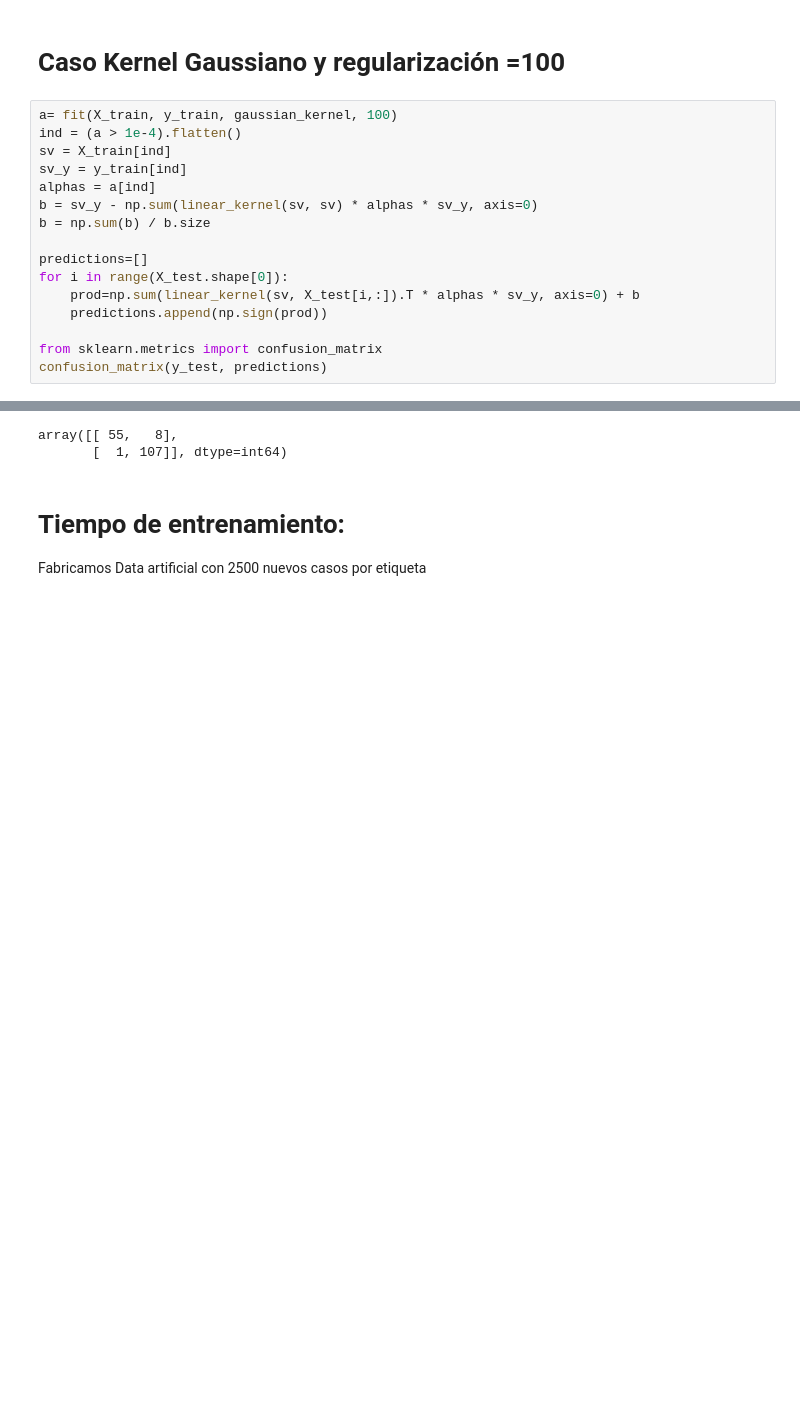
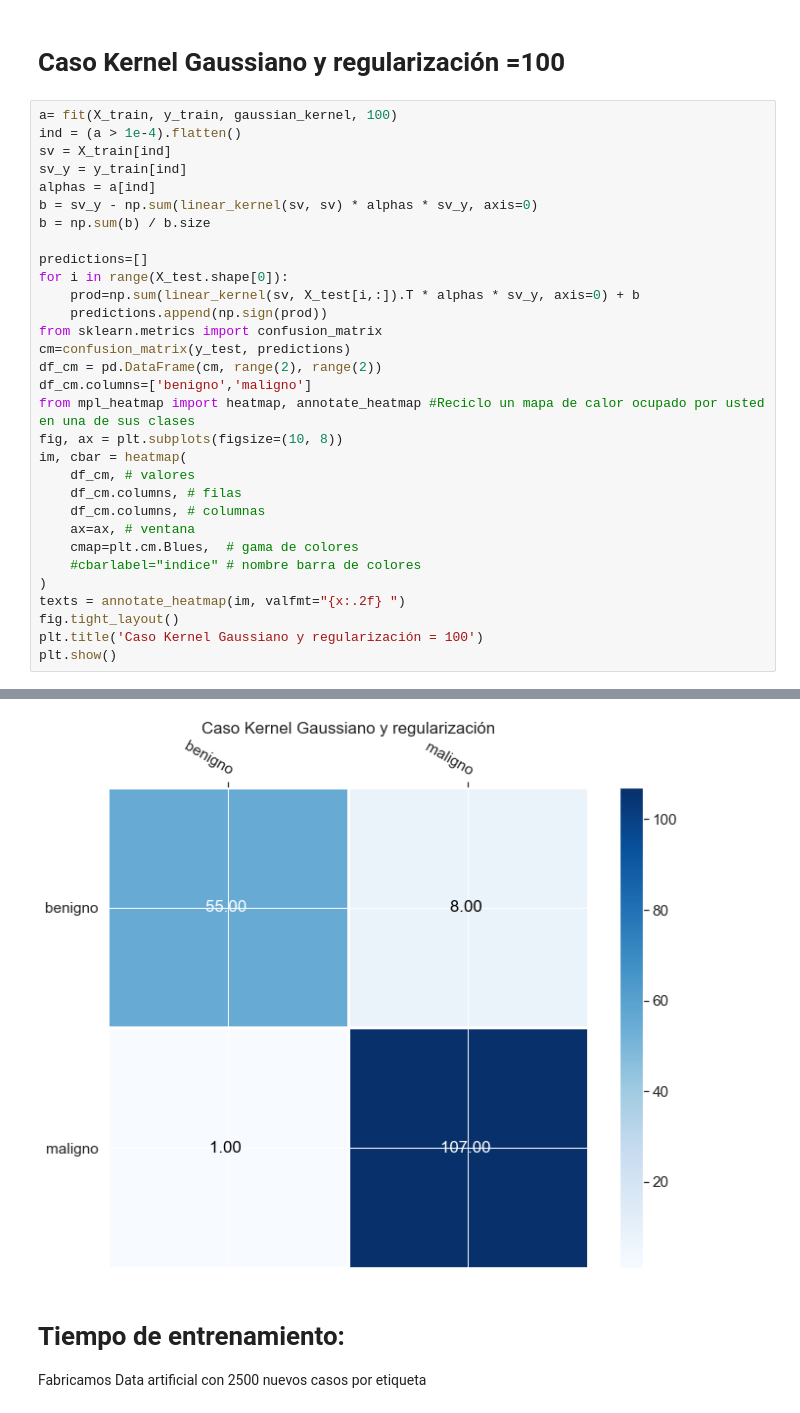
Before and after one commit to HugoMAT/Proyecto-OPTI_NL, a Jupyter notebook: Implementaciones/Problema_Cuadratico.ipynb, the cells around one changed output, grey strips where cells are left out. Drawn from its saved outputs; the diff is of its cells as text; blank space fills up the shorter version.

Commit message:
Cuadtratic-confucion-matrix

```diff
--- a/Implementaciones/Problema_Cuadratico.ipynb
+++ b/Implementaciones/Problema_Cuadratico.ipynb
@@ -155,8 +156,23 @@ predictions=[]
 for i in range(X_test.shape[0]):
     prod=np.sum(linear_kernel(sv, X_test[i,:]).T * alphas * sv_y, axis=0) + b
     predictions.append(np.sign(prod))
-
 from sklearn.metrics import confusion_matrix
-confusion_matrix(y_test, predictions)
+cm=confusion_matrix(y_test, predictions)
+df_cm = pd.DataFrame(cm, range(2), range(2))
+df_cm.columns=['benigno','maligno']
+from mpl_heatmap import heatmap, annotate_heatmap #Reciclo un mapa de calor ocupado por usted en una de sus clases
+fig, ax = plt.subplots(figsize=(10, 8))
+im, cbar = heatmap(
+    df_cm, # valores
+    df_cm.columns, # filas
+    df_cm.columns, # columnas
+    ax=ax, # ventana
+    cmap=plt.cm.Blues,  # gama de colores
+    #cbarlabel="indice" # nombre barra de colores
+)
+texts = annotate_heatmap(im, valfmt="{x:.2f} ")
+fig.tight_layout()
+plt.title('Caso Kernel Gaussiano y regularización = 100')
+plt.show()
 # %% [output]
      pcost       dcost       gap    pres   dres
@@ -174,5 +190,4 @@ Optimal solution found.
-array([[ 55,   8],
-       [  1, 107]], dtype=int64)
+[figure, added]
 # %% [markdown]
 # Tiempo de entrenamiento:
 
```
Also changed, not shown: parts of 6 cells of this notebook, 2 other files.
